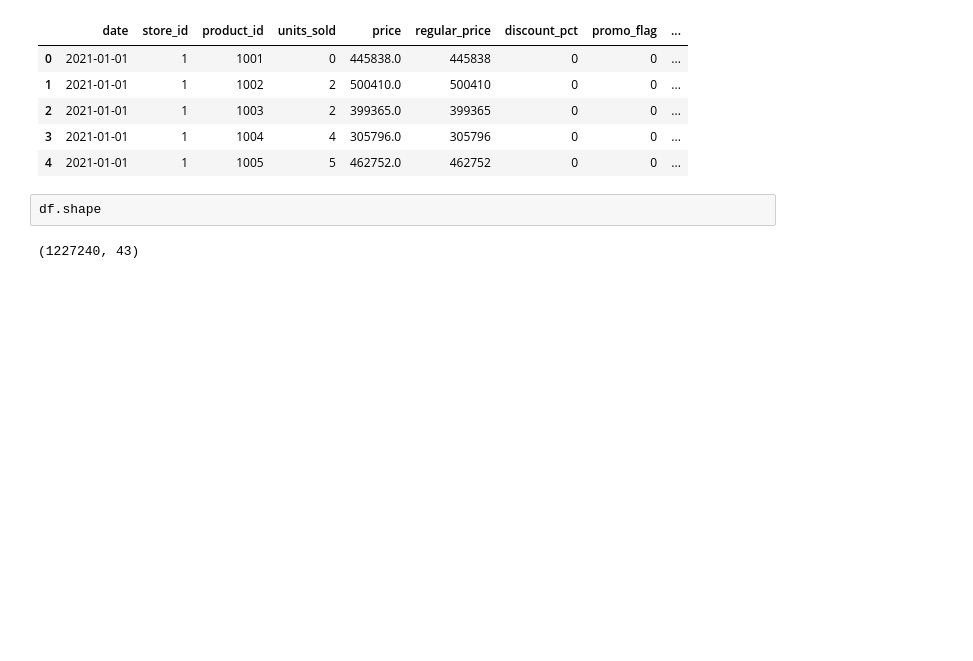
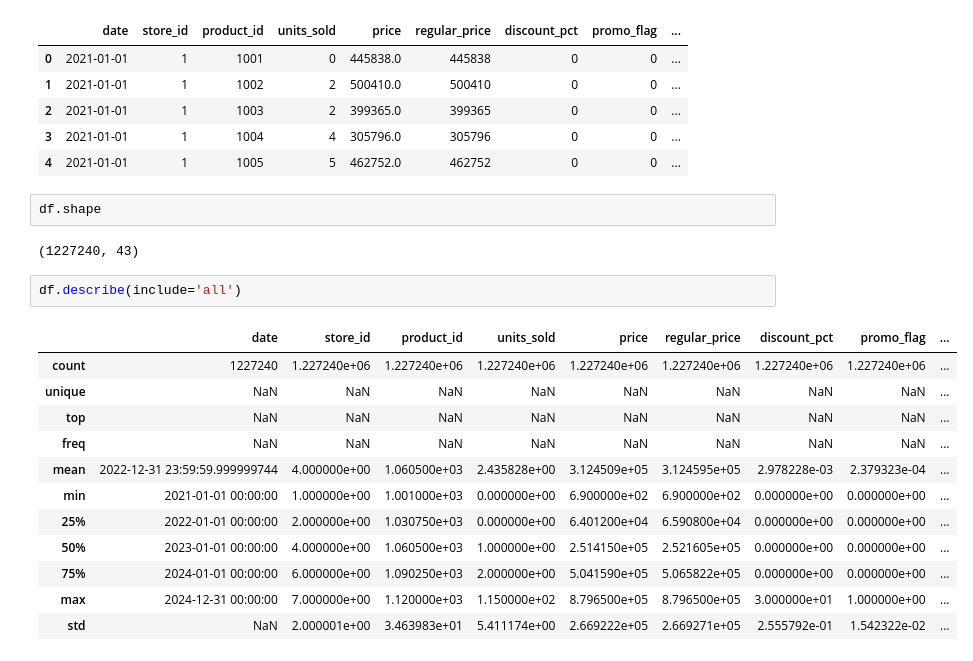
Before and after one commit to SunnyX-AI/ai-powered-sales-forecasting, a Jupyter notebook: notebooks/00_experiments.ipynb, the cells around one changed output. Cells and saved outputs as stored; diff of their text form; blank space fills up the shorter version.

```diff
--- a/notebooks/00_experiments.ipynb
+++ b/notebooks/00_experiments.ipynb
@@ -106,3 +106,18 @@ df.head()
 df.shape
 # %% [output]
 (1227240, 43)
+# %%
+df.describe(include='all')
+# %% [output]
+|  | date | store_id | product_id | units_sold | price | regular_price | discount_pct | promo_flag | ... |
+| count | 1227240 | 1.227240e+06 | 1.227240e+06 | 1.227240e+06 | 1.227240e+06 | 1.227240e+06 | 1.227240e+06 | 1.227240e+06 | ... |
+| unique | NaN | NaN | NaN | NaN | NaN | NaN | NaN | NaN | ... |
+| top | NaN | NaN | NaN | NaN | NaN | NaN | NaN | NaN | ... |
+| freq | NaN | NaN | NaN | NaN | NaN | NaN | NaN | NaN | ... |
+| mean | 2022-12-31 23:59:59.999999744 | 4.000000e+00 | 1.060500e+03 | 2.435828e+00 | 3.124509e+05 | 3.124595e+05 | 2.978228e-03 | 2.379323e-04 | ... |
+| min | 2021-01-01 00:00:00 | 1.000000e+00 | 1.001000e+03 | 0.000000e+00 | 6.900000e+02 | 6.900000e+02 | 0.000000e+00 | 0.000000e+00 | ... |
+| 25% | 2022-01-01 00:00:00 | 2.000000e+00 | 1.030750e+03 | 0.000000e+00 | 6.401200e+04 | 6.590800e+04 | 0.000000e+00 | 0.000000e+00 | ... |
+| 50% | 2023-01-01 00:00:00 | 4.000000e+00 | 1.060500e+03 | 1.000000e+00 | 2.514150e+05 | 2.521605e+05 | 0.000000e+00 | 0.000000e+00 | ... |
+| 75% | 2024-01-01 00:00:00 | 6.000000e+00 | 1.090250e+03 | 2.000000e+00 | 5.041590e+05 | 5.065822e+05 | 0.000000e+00 | 0.000000e+00 | ... |
+| max | 2024-12-31 00:00:00 | 7.000000e+00 | 1.120000e+03 | 1.150000e+02 | 8.796500e+05 | 8.796500e+05 | 3.000000e+01 | 1.000000e+00 | ... |
+| std | NaN | 2.000001e+00 | 3.463983e+01 | 5.411174e+00 | 2.669222e+05 | 2.669271e+05 | 2.555792e-01 | 1.542322e-02 | ... |
```
Also changed, not shown: parts of 1 cell of this notebook.
